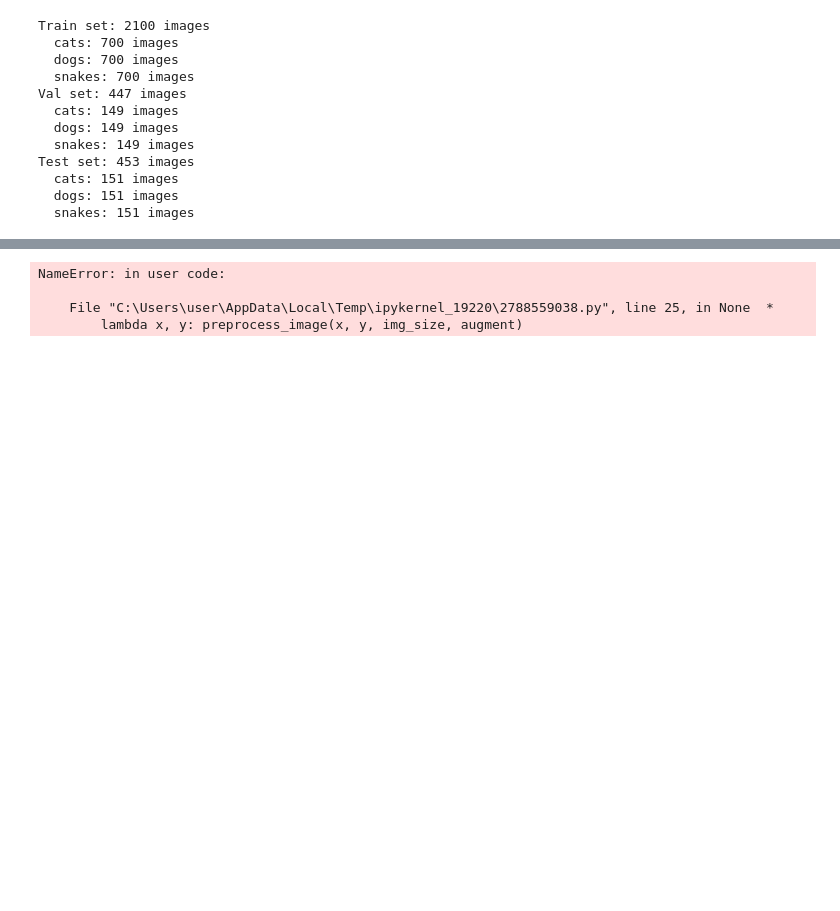
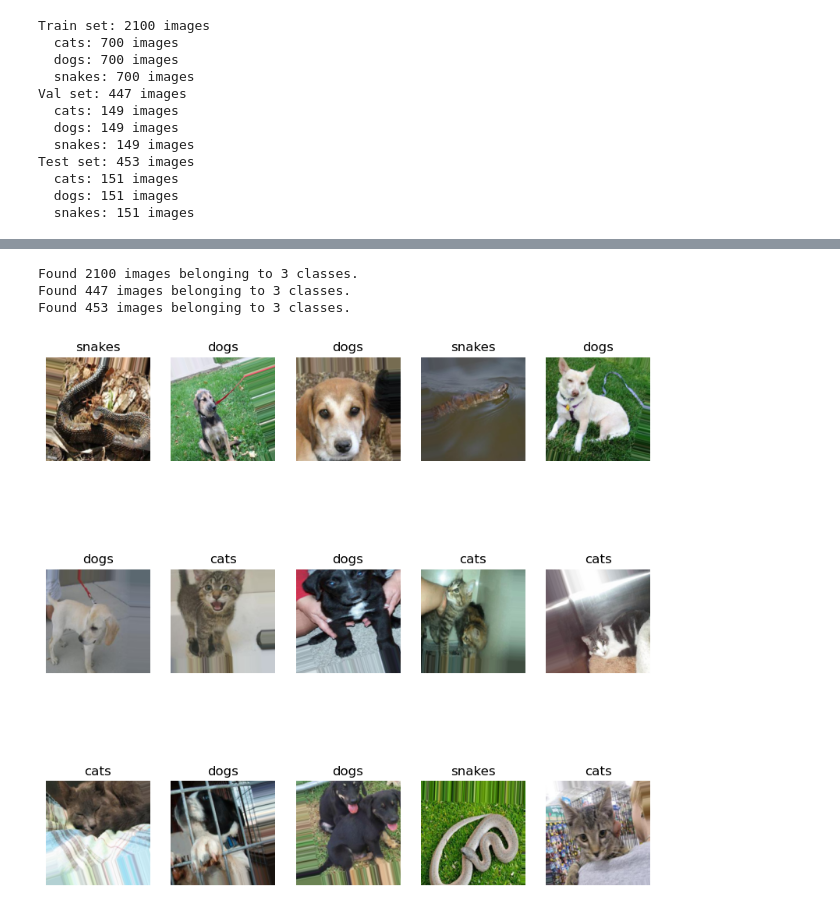
Before and after one commit to Devzane/Animal-classification, a Jupyter notebook: Animal classification.ipynb, the cells around one changed output, grey strips where cells are left out. Cells and saved outputs as stored; diff of their text form; code cells hidden in the pictures; blank space fills up the shorter version.

```diff
--- a/Animal classification.ipynb
+++ b/Animal classification.ipynb
@@ -134,26 +204,54 @@ Test set: 453 images
+# %%
+base_path = r'C:\Users\user\anaconda3\envs\mlp\Animal classification\split_animal_dataset'
+    # Creating data generators
+train_datagen = ImageDataGenerator(
+        rescale=1./255,
+        rotation_range=20,
+        width_shift_range=0.2,
+        height_shift_range=0.2,
+        horizontal_flip=True,
+        fill_mode='nearest'
+    )
+valid_datagen = ImageDataGenerator(rescale=1./255)
+
+    # Loading training data
+train_generator = train_datagen.flow_from_directory(
+        os.path.join(base_path, 'train'),
+        target_size=(224, 224),
+        batch_size=32,
+        class_mode='categorical',
+        shuffle=True
+    )
+
+    # Loading validation data
+valid_generator = valid_datagen.flow_from_directory(
+        os.path.join(base_path, 'val'),
+        target_size=(224, 224),
+        batch_size=32,
+        class_mode='categorical',
+        shuffle=False
+    )
+
+    # Loading test data
+test_generator = valid_datagen.flow_from_directory(
+        os.path.join(base_path, 'test'),
+        target_size=(224, 224),
+        batch_size=32,
+        class_mode='categorical',
+        shuffle=False
+    )
+# %% [output]
+Found 2100 images belonging to 3 classes.
+Found 447 images belonging to 3 classes.
+Found 453 images belonging to 3 classes.
 # %%
-# Creating datasets
-train_dataset = create_dataset(
-     split_data['train']['files'],
-     split_data['train']['labels'],
-     augment=True,
-     shuffle=True
- )
-val_dataset = create_dataset(
-     split_data['val']['files'],
-     split_data['val']['labels']
- )
-test_dataset = create_dataset(
-     split_data['test']['files'],
-     split_data['test']['labels']
- )
-
-# Printing dataset info
-print("Training dataset:", train_dataset)
-print("Validation dataset:", val_dataset)
-print("Test dataset:", test_dataset)
+images, labels = next(train_generator)
+plt.figure(figsize=(10, 10))
+for i in range(15):
+    plt.subplot(3, 5, i+1)
+    plt.imshow(images[i])
+    plt.title(list(train_generator.class_indices.keys())[np.argmax(labels[i])])
+    plt.axis('off')
+plt.show()
 # %% [output]
-NameError: in user code:
-
-    File "C:\Users\user\AppData\Local\Temp\ipykernel_19220\2788559038.py", line 25, in None  *
-        lambda x, y: preprocess_image(x, y, img_size, augment)
+[figure, added]
```
Also changed, not shown: parts of 13 cells of this notebook, 1 other file.
